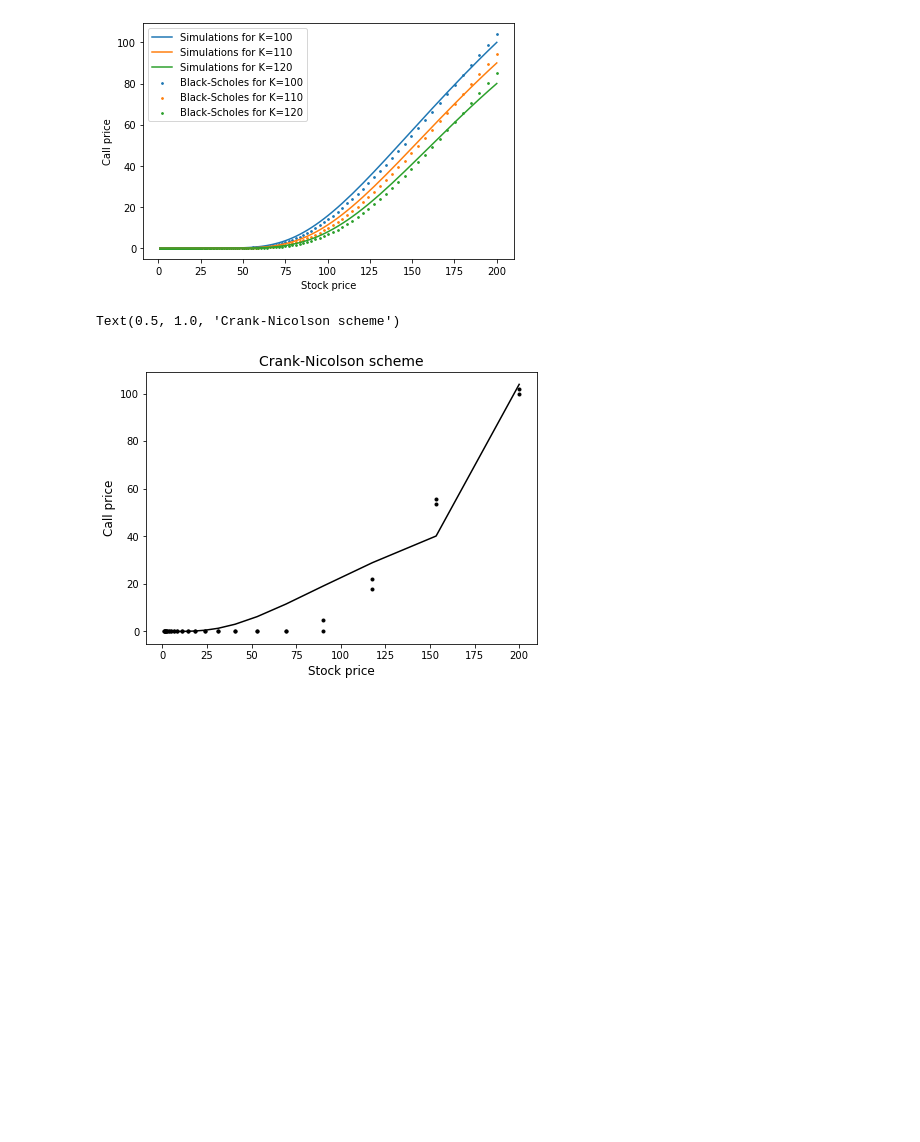
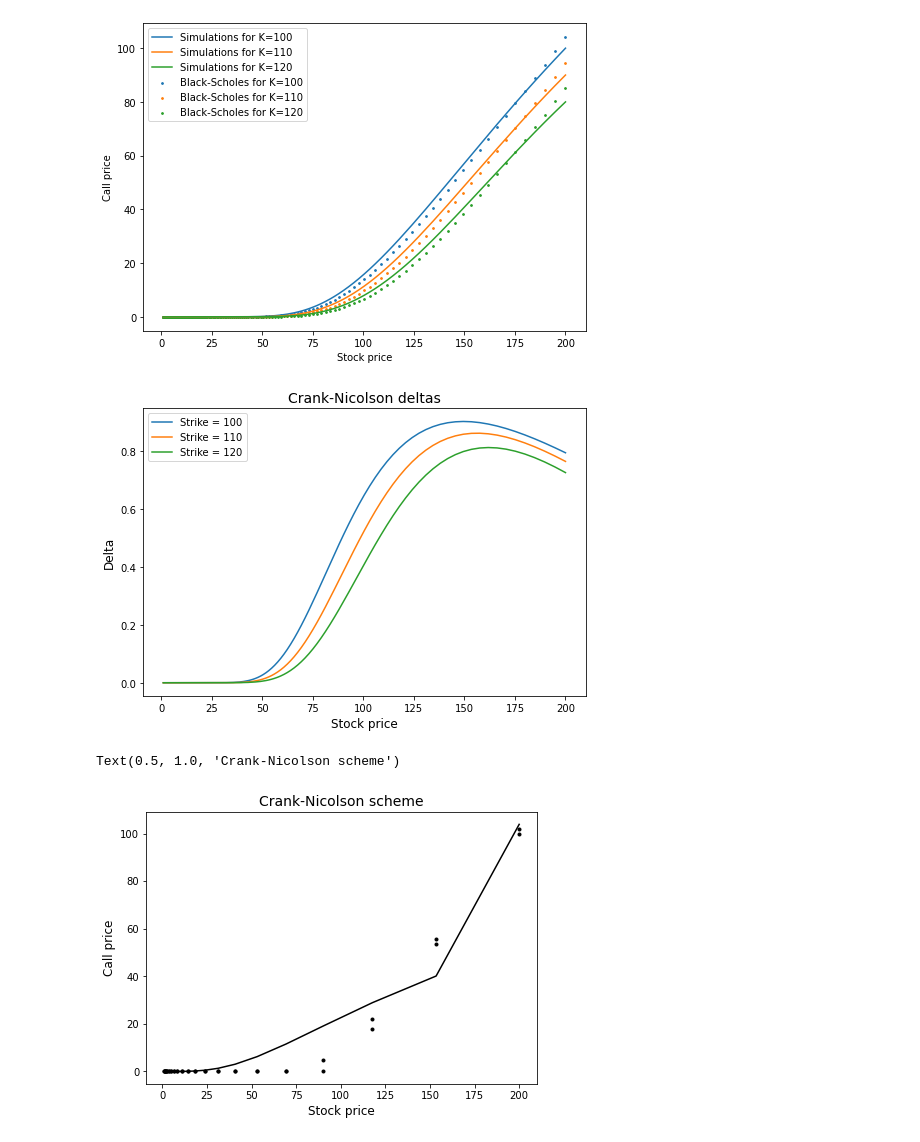
Before and after one commit to WillemJan9519/SPFDM3, a Jupyter notebook: SPFDM 3.ipynb, the cells around one changed output. Cells and saved outputs as stored; diff of their text form; code cells hidden in the pictures; blank space fills up the shorter version.

Commit message:
Added option-deltas for FTCS scheme

```diff
--- a/SPFDM 3.ipynb
+++ b/SPFDM 3.ipynb
@@ -14,11 +14,18 @@ class FTCS():
         self.dx = self.dt*self.x_max/self.t_max # grid size for x
         self.sigma = 0.3
         self.r = 0.04
+        plt.figure(figsize=(7,5))
         for K in Ks:
             self.K=K
-            self.plot()
+            self.plot(plot=True)
         plt.tight_layout()
         plt.savefig('FTCS.pdf')
+        plt.figure(figsize=(7,5))
+        for K in Ks:
+            self.K=K
+            self.plot_delta(plot=True)
+        plt.tight_layout()
+        plt.savefig('FTCS_delta.pdf')
     # function to calculate call profiles based on a
     # finite difference approximation to the 1D
     # equation and the FTCS scheme:
@@ -54,35 +61,52 @@ class FTCS():
         #T: time to maturity
         #r: interest rate
         #sigma: volatility of underlying asset
         d1 = (np.log(S / K) + (r + 0.5 * sigma ** 2) * T) / (sigma * np.sqrt(T))
         d2 = (np.log(S / K) + (r - 0.5 * sigma ** 2) * T) / (sigma * np.sqrt(T))
 
         if call_put == 'call':
             optionprice = (S * norm.cdf(d1, 0.0, 1.0) - K * np.exp(-r * T) * norm.cdf(d2, 0.0, 1.0))
         elif call_put == 'put':
             optionprice = (K * np.exp(-r * T) * norm.cdf(-d2, 0.0, 1.0) - S * norm.cdf(-d1, 0.0, 1.0))
         return optionprice
 
-    def plot(self):
+    def plot(self,plot=False):
         S,V = self.call_FTCS(self.dt,self.dx,self.t_max,self.x_max,self.r,self.sigma)
         # plotting:
         #/plt.figure(figsize=(7,5))
         plot_times = [1]#np.arange(self.dt,self.t_max,100*self.dt)
 
         for t in plot_times:
             plt.plot(S,V[int(t/self.dt),:], label='Simulations for K='+str(self.K))
             V_bs = self.black_scholes(S, self.K, t, self.r, self.sigma)
             plt.scatter(S,V_bs,label='Black-Scholes for K='+str(self.K),
                     s=3)
             if t==self.dt:
                 plt.legend(fontsize=10)
         plt.xlabel('Stock price',fontsize=10)
         plt.ylabel('Call price',fontsize=10)
         plt.legend()
 
+    def plot_delta(self,plot=False):
+        S,V = self.call_FTCS(self.dt,self.dx,self.t_max,self.x_max,self.r,self.sigma)
+        V = V[int(1/self.dt),:]
+        delta_y = np.diff(V)
+        delta_x = np.diff(S)
+        delta = delta_y / delta_x
+        plt.plot(S[:-1]+np.diff(S),delta,label='Strike = '+str(self.K))
+        plt.xlabel('Stock price',fontsize=12)
+        plt.ylabel('Delta',fontsize=12)
+        # plt.axis([0,np.exp(x_max),0,V[0]])
+        plt.title('Crank-Nicolson deltas',fontsize=14)
+        plt.legend()
+
+
+
+
 FTCSengine=FTCS([100,110,120])
 # %% [output]
-[figure, old version]
+[figure, new version]
+[figure, added]
 # %%
 a1 = -(r-(sigma**2)/2)*(dt/(4*dx)) - ((sigma**2)/4)*(dt/(dx**2))
 a0 = 1 + ((sigma**2)/2)*(dt/(dx**2)) + r*dt
```
